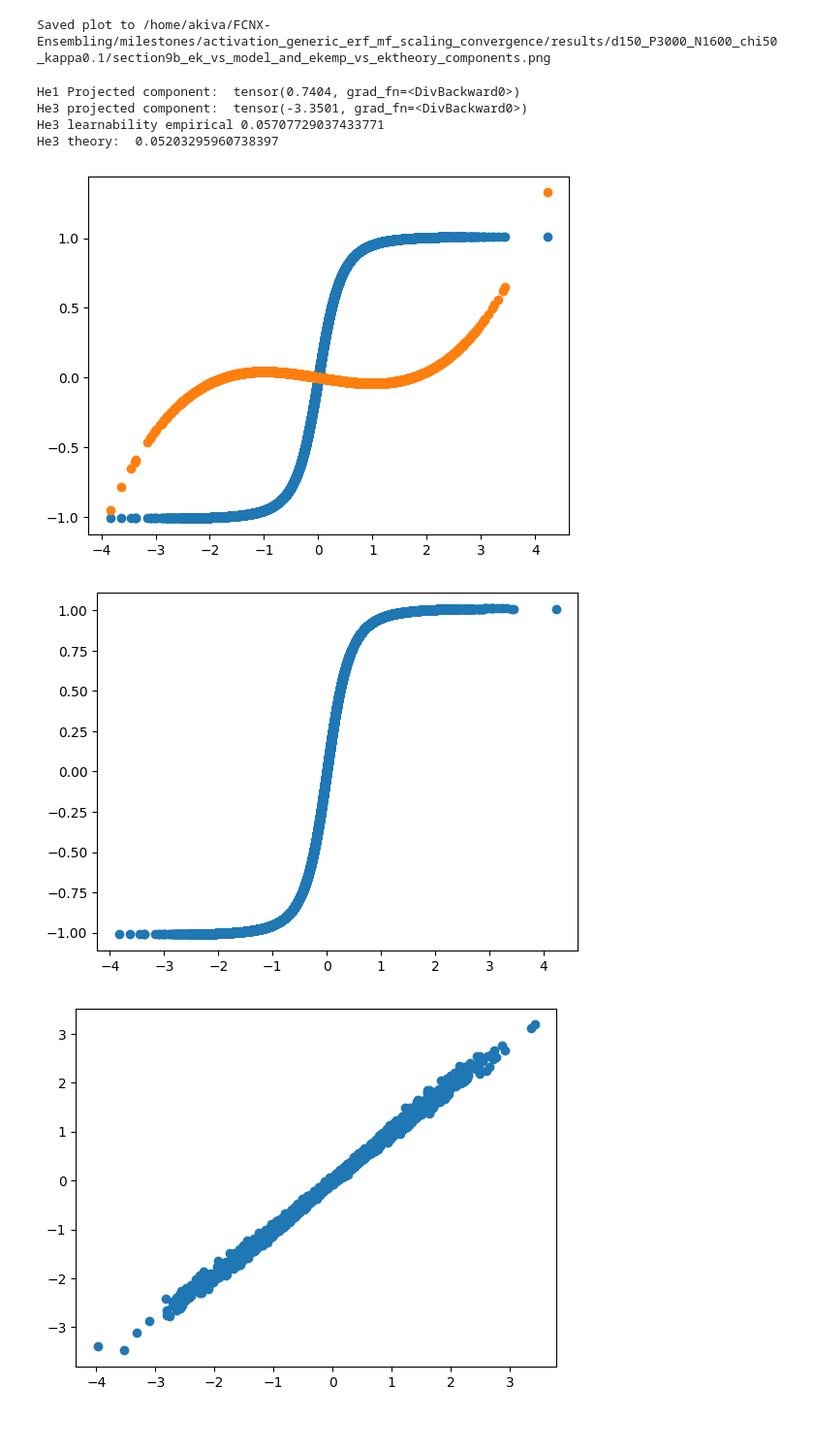
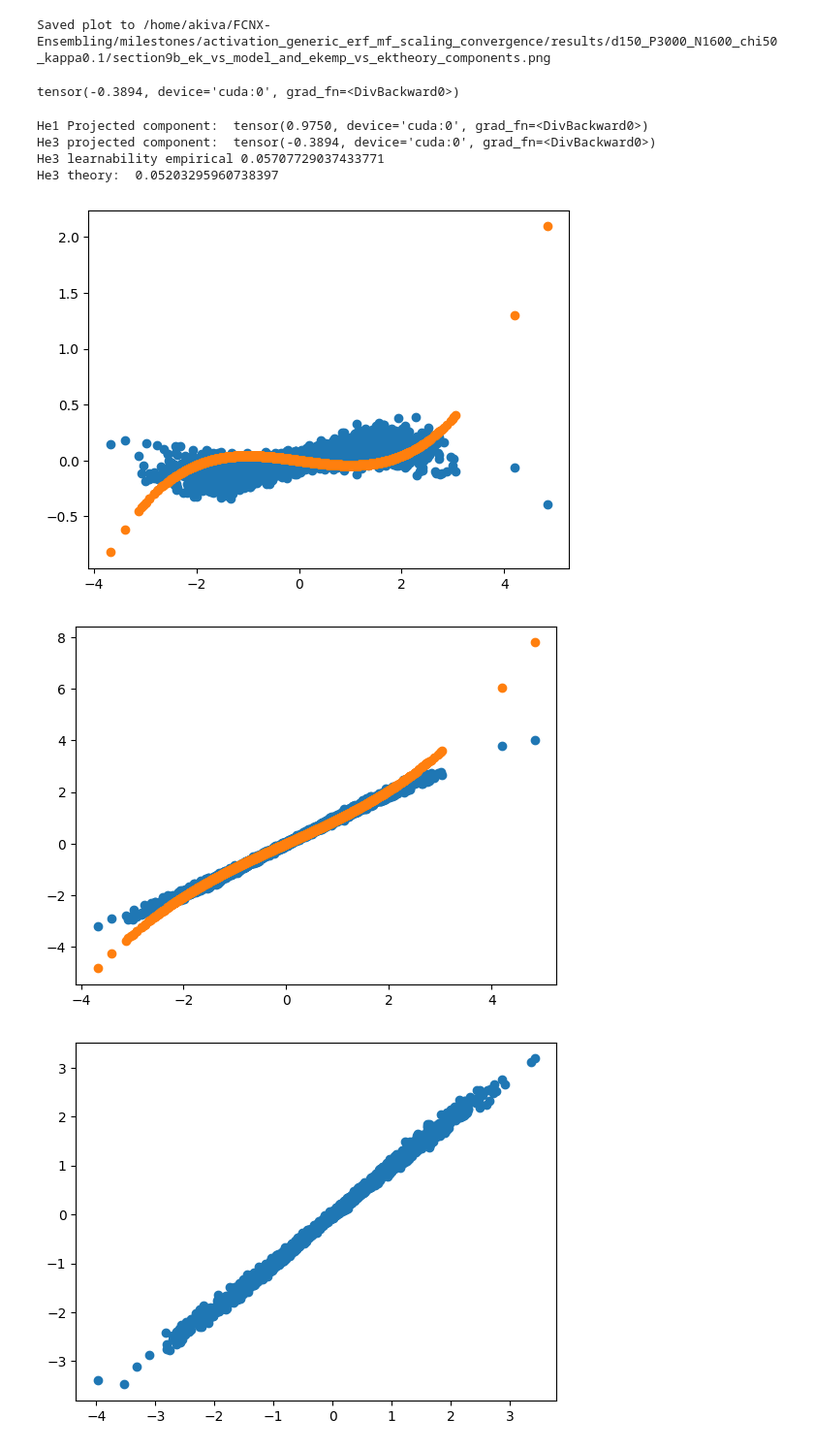
Before and after one commit to theideasmith/FCNX-Ensembling, a Jupyter notebook: milestones/activation_generic_erf_mf_scaling_convergence/model_visualization.ipynb, the cells around one changed output. Shown at 97% size. Saved outputs shown, nothing was run; the diff lists cells and outputs as text; code cells hidden in the pictures.

```diff
--- a/milestones/activation_generic_erf_mf_scaling_convergence/model_visualization.ipynb
+++ b/milestones/activation_generic_erf_mf_scaling_convergence/model_visualization.ipynb
@@ -1908,38 +1916,46 @@ SECTION 9B: EK THEORY/MODEL + EK EMPIRICAL/THEORY
 ============================================================
 [figure]
 Saved plot to /home/akiva/FCNX-Ensembling/milestones/activation_generic_erf_mf_scaling_convergence/results/d150_P3000_N1600_chi50_kappa0.1/section9b_ek_vs_model_and_ekemp_vs_ektheory_components.png
+# %%
+mu3
+# %% [output]
+tensor(-0.3894, device='cuda:0', grad_fn=<DivBackward0>)
 # %%
-torch.manual_seed(42)
+torch.manual_seed(cfg['seed']+23)
+
+X = torch.randn(5000, d, device=device)
 
 def hermite_components(X, f):
     he1 = X[:,0]
     he3 = (X[:,0]**3 - 3 * X[:,0]) / 6**0.5
     y_predicted = f(X)
     predicted_he1_component = torch.matmul(y_predicted, he1) / X.shape[0]
     y_predicted_he3 = y_predicted - predicted_he1_component * he1
     predicted_he3_component = torch.matmul(y_predicted_he3, he3) / X.shape[0] / 0.074
     return predicted_he1_component, predicted_he3_component
 
-model.to('cpu')
-model.device = torch.device('cpu')
-X = torch.randn(10000, 1, device=torch.device('cpu'))
+model.to(X.device)
 y_predicted = model(X).mean(axis=1)
-y_predicted_he3 = y_predicted #- mu1 * X[:,0]
+y_predicted_he3 = y_predicted - mu1 * X[:,0]
 mu1, mu3 = hermite_components(X, lambda X: model(X).mean(axis= 1))
 print("He1 Projected component: ", mu1)
 print("He3 projected component: ", mu3)
 print("He3 learnability empirical", weight_K3T_empirical)
 print("He3 theory: ",weight_K3T_theory )
 with torch.no_grad():
-    plt.scatter(X[:,0], y_predicted_he3)
-    plt.scatter(X[:,0], weight_K3T_theory * (X[:,0]**3 - 3 * X[:,0])/6**0.5)
+    plt.scatter(X[:,0].detach().cpu().numpy(), y_predicted_he3.detach().cpu().numpy())
+    plt.scatter(X[:,0].detach().cpu().numpy(), (weight_K3T_theory * (X[:,0]**3 - 3 * X[:,0])/6**0.5).detach().cpu().numpy())
+with torch.no_grad():
+    plt.figure()
+    plt.scatter(X[:,0].detach().cpu().numpy(), model(X).mean(axis=1).detach().cpu().numpy())
+    plt.scatter(X[:,0].detach().cpu().numpy(), X[:,0].detach().cpu().numpy()+0.03 * (X[:,0]**3 - 3 * X[:,0]).detach().cpu().numpy())
 # %% [output]
-He1 Projected component:  tensor(0.7404, grad_fn=<DivBackward0>)
-He3 projected component:  tensor(-3.3501, grad_fn=<DivBackward0>)
+He1 Projected component:  tensor(0.9750, device='cuda:0', grad_fn=<DivBackward0>)
+He3 projected component:  tensor(-0.3894, device='cuda:0', grad_fn=<DivBackward0>)
 He3 learnability empirical 0.05707729037433771
 He3 theory:  0.05203295960738397
-[figure, old version]
+[figure, new version]
-[figure, old version]
+[figure, new version]
 # %%
 with torch.no_grad():
     plt.figure()
```
Also changed, not shown: parts of 3 cells of this notebook, 8 other files.
